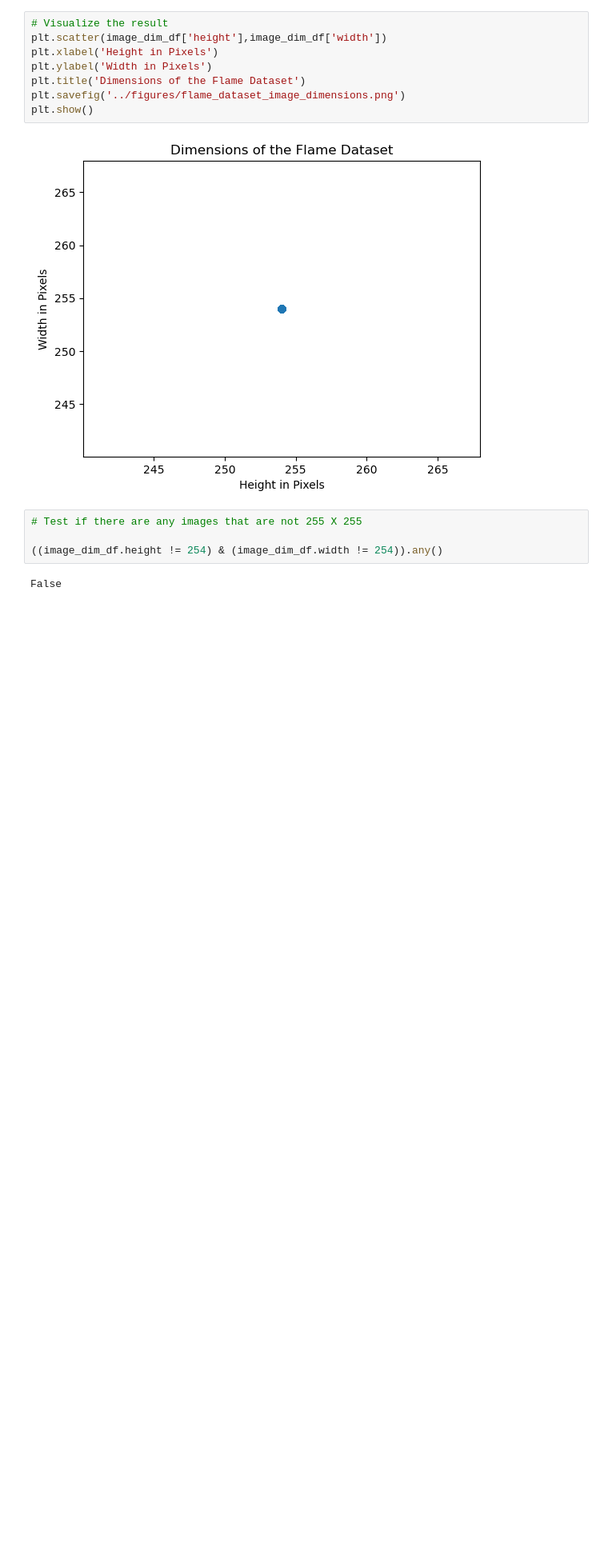
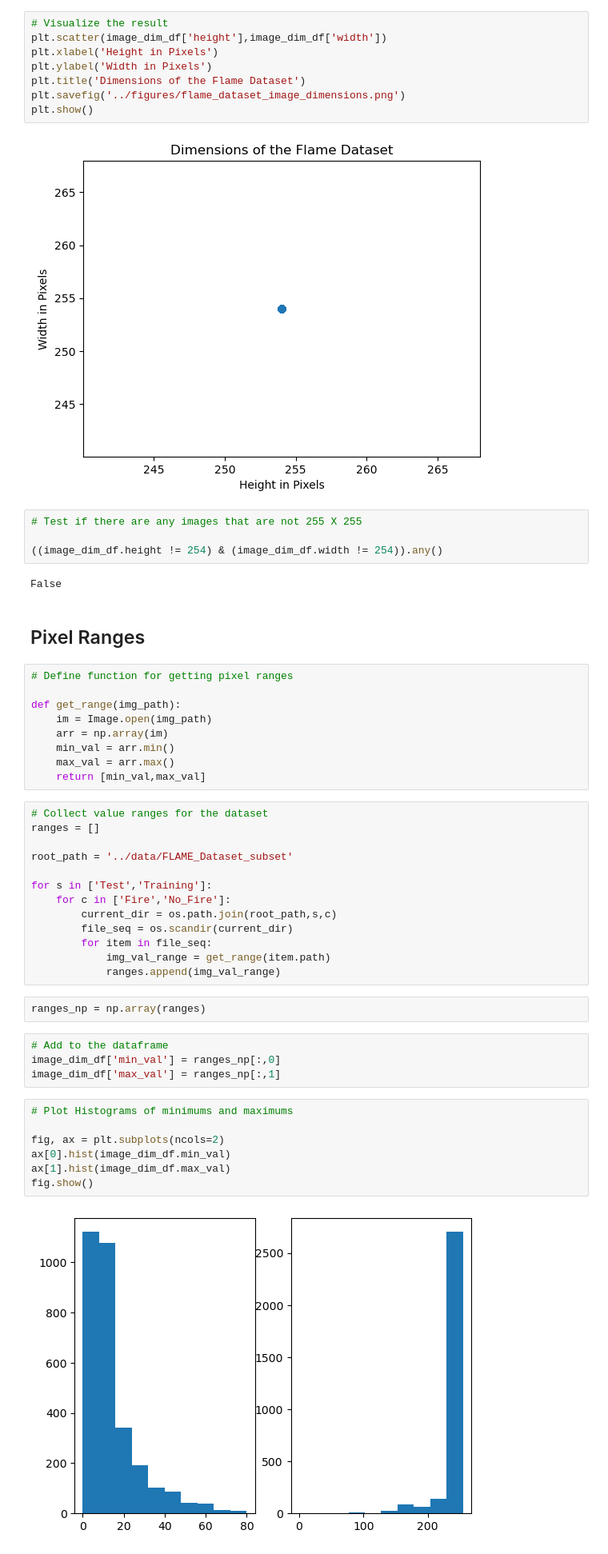
Before and after one commit to martinbatek/IC-UDA-Final-Project, a Jupyter notebook: scripts/UDA_FinalProject_Batek.ipynb, the cells around one changed output. Shown at 80% size. Drawn from its saved outputs; the diff is of its cells as text; blank space fills up the shorter version.

Commit message:
Pixel value range EDA done

```diff
--- a/scripts/UDA_FinalProject_Batek.ipynb
+++ b/scripts/UDA_FinalProject_Batek.ipynb
@@ -101,3 +101,42 @@ plt.show()
 ((image_dim_df.height != 254) & (image_dim_df.width != 254)).any()
 # %% [output]
 False
+# %% [markdown]
+## Pixel Ranges
+# %%
+# Define function for getting pixel ranges
+
+def get_range(img_path):
+    im = Image.open(img_path)
+    arr = np.array(im)
+    min_val = arr.min()
+    max_val = arr.max()
+    return [min_val,max_val]
+# %%
+# Collect value ranges for the dataset
+ranges = []
+
+root_path = '../data/FLAME_Dataset_subset'
+
+for s in ['Test','Training']:
+    for c in ['Fire','No_Fire']:
+        current_dir = os.path.join(root_path,s,c)
+        file_seq = os.scandir(current_dir)
+        for item in file_seq:
+            img_val_range = get_range(item.path)
+            ranges.append(img_val_range)
+# %%
+ranges_np = np.array(ranges)
+# %%
+# Add to the dataframe
+image_dim_df['min_val'] = ranges_np[:,0]
+image_dim_df['max_val'] = ranges_np[:,1]
+# %%
+# Plot Histograms of minimums and maximums
+
+fig, ax = plt.subplots(ncols=2)
+ax[0].hist(image_dim_df.min_val)
+ax[1].hist(image_dim_df.max_val)
+fig.show()
+# %% [output]
+[figure, added]
```
Also changed, not shown: parts of 3 cells of this notebook.
